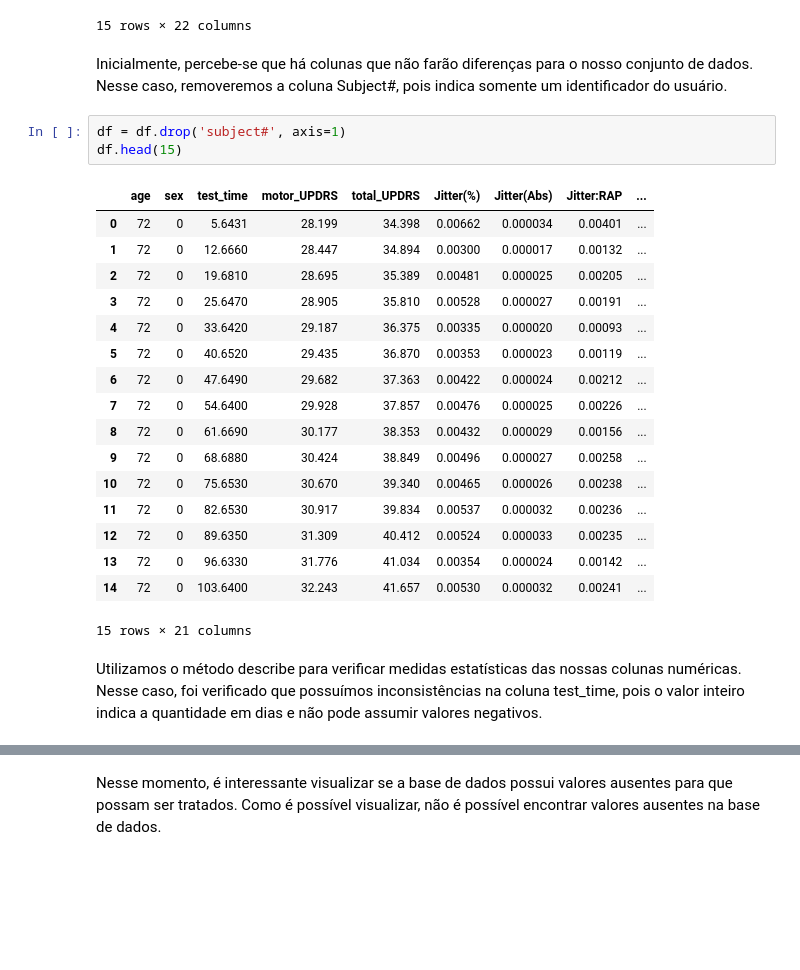
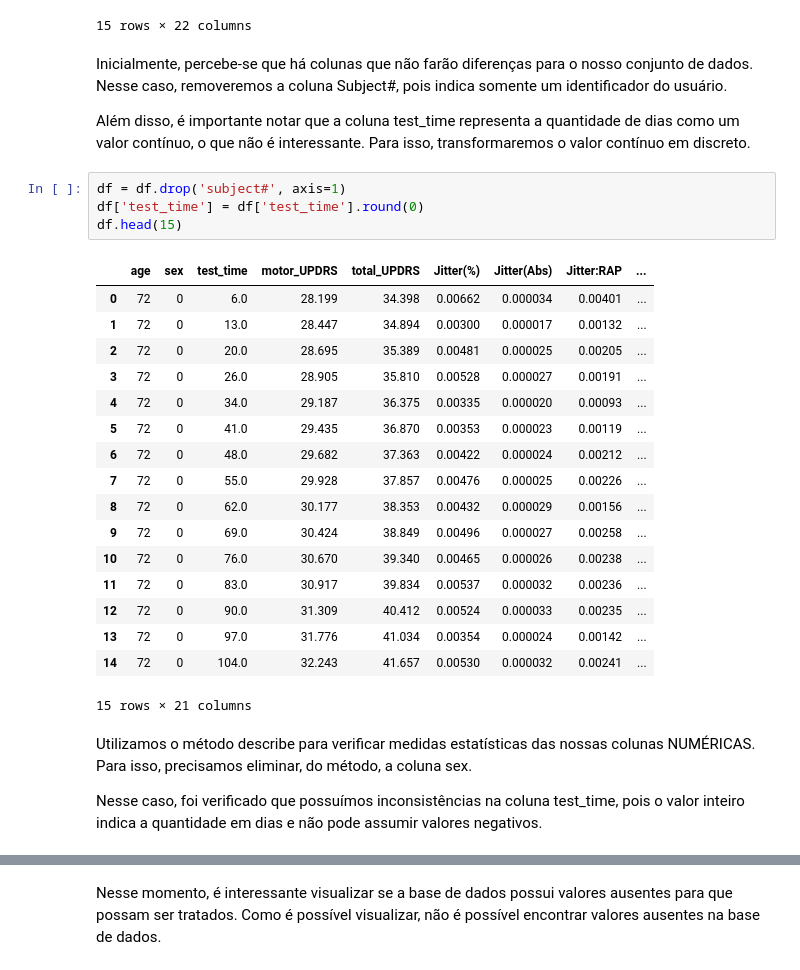
Before and after one commit to KacioSilva/ProjetoAM, a Jupyter notebook: Prova_AM.ipynb, the cells around one changed output, grey strips where cells are left out. Drawn from its saved outputs; the diff is of its cells as text; blank space fills up the shorter version.

```diff
--- a/Prova_AM.ipynb
+++ b/Prova_AM.ipynb
@@ -35,29 +35,34 @@ df.head(15)
 15 rows × 22 columns
 # %% [markdown]
 Inicialmente, percebe-se que há colunas que não farão diferenças para o nosso conjunto de dados. Nesse caso, removeremos a coluna Subject#, pois indica somente um identificador do usuário.
+
+Além disso, é importante notar que a coluna test_time representa a quantidade de dias como um valor contínuo, o que não é interessante. Para isso, transformaremos o valor contínuo em discreto.
 # %%
 df = df.drop('subject#', axis=1)
+df['test_time'] = df['test_time'].round(0)
 df.head(15)
 # %% [output]
 |  | age | sex | test_time | motor_UPDRS | total_UPDRS | Jitter(%) | Jitter(Abs) | Jitter:RAP | ... |
-| 0 | 72 | 0 | 5.6431 | 28.199 | 34.398 | 0.00662 | 0.000034 | 0.00401 | ... |
-| 1 | 72 | 0 | 12.6660 | 28.447 | 34.894 | 0.00300 | 0.000017 | 0.00132 | ... |
-| 2 | 72 | 0 | 19.6810 | 28.695 | 35.389 | 0.00481 | 0.000025 | 0.00205 | ... |
-| 3 | 72 | 0 | 25.6470 | 28.905 | 35.810 | 0.00528 | 0.000027 | 0.00191 | ... |
-| 4 | 72 | 0 | 33.6420 | 29.187 | 36.375 | 0.00335 | 0.000020 | 0.00093 | ... |
-| 5 | 72 | 0 | 40.6520 | 29.435 | 36.870 | 0.00353 | 0.000023 | 0.00119 | ... |
-| 6 | 72 | 0 | 47.6490 | 29.682 | 37.363 | 0.00422 | 0.000024 | 0.00212 | ... |
-| 7 | 72 | 0 | 54.6400 | 29.928 | 37.857 | 0.00476 | 0.000025 | 0.00226 | ... |
-| 8 | 72 | 0 | 61.6690 | 30.177 | 38.353 | 0.00432 | 0.000029 | 0.00156 | ... |
-| 9 | 72 | 0 | 68.6880 | 30.424 | 38.849 | 0.00496 | 0.000027 | 0.00258 | ... |
-| 10 | 72 | 0 | 75.6530 | 30.670 | 39.340 | 0.00465 | 0.000026 | 0.00238 | ... |
-| 11 | 72 | 0 | 82.6530 | 30.917 | 39.834 | 0.00537 | 0.000032 | 0.00236 | ... |
-| 12 | 72 | 0 | 89.6350 | 31.309 | 40.412 | 0.00524 | 0.000033 | 0.00235 | ... |
-| 13 | 72 | 0 | 96.6330 | 31.776 | 41.034 | 0.00354 | 0.000024 | 0.00142 | ... |
-| 14 | 72 | 0 | 103.6400 | 32.243 | 41.657 | 0.00530 | 0.000032 | 0.00241 | ... |
+| 0 | 72 | 0 | 6.0 | 28.199 | 34.398 | 0.00662 | 0.000034 | 0.00401 | ... |
+| 1 | 72 | 0 | 13.0 | 28.447 | 34.894 | 0.00300 | 0.000017 | 0.00132 | ... |
+| 2 | 72 | 0 | 20.0 | 28.695 | 35.389 | 0.00481 | 0.000025 | 0.00205 | ... |
+| 3 | 72 | 0 | 26.0 | 28.905 | 35.810 | 0.00528 | 0.000027 | 0.00191 | ... |
+| 4 | 72 | 0 | 34.0 | 29.187 | 36.375 | 0.00335 | 0.000020 | 0.00093 | ... |
+| 5 | 72 | 0 | 41.0 | 29.435 | 36.870 | 0.00353 | 0.000023 | 0.00119 | ... |
+| 6 | 72 | 0 | 48.0 | 29.682 | 37.363 | 0.00422 | 0.000024 | 0.00212 | ... |
+| 7 | 72 | 0 | 55.0 | 29.928 | 37.857 | 0.00476 | 0.000025 | 0.00226 | ... |
+| 8 | 72 | 0 | 62.0 | 30.177 | 38.353 | 0.00432 | 0.000029 | 0.00156 | ... |
+| 9 | 72 | 0 | 69.0 | 30.424 | 38.849 | 0.00496 | 0.000027 | 0.00258 | ... |
+| 10 | 72 | 0 | 76.0 | 30.670 | 39.340 | 0.00465 | 0.000026 | 0.00238 | ... |
+| 11 | 72 | 0 | 83.0 | 30.917 | 39.834 | 0.00537 | 0.000032 | 0.00236 | ... |
+| 12 | 72 | 0 | 90.0 | 31.309 | 40.412 | 0.00524 | 0.000033 | 0.00235 | ... |
+| 13 | 72 | 0 | 97.0 | 31.776 | 41.034 | 0.00354 | 0.000024 | 0.00142 | ... |
+| 14 | 72 | 0 | 104.0 | 32.243 | 41.657 | 0.00530 | 0.000032 | 0.00241 | ... |
 15 rows × 21 columns
 # %% [markdown]
-Utilizamos o método describe para verificar medidas estatísticas das nossas colunas numéricas. Nesse caso, foi verificado que possuímos inconsistências na coluna test_time, pois o valor inteiro indica a quantidade em dias e não pode assumir valores negativos.
+Utilizamos o método describe para verificar medidas estatísticas das nossas colunas NUMÉRICAS. Para isso, precisamos eliminar, do método, a coluna sex.
+
+Nesse caso, foi verificado que possuímos inconsistências na coluna test_time, pois o valor inteiro indica a quantidade em dias e não pode assumir valores negativos.
 # %%
 df.drop('sex', axis=1).describe()
 # %% [output]
```
Also changed, not shown: parts of 11 cells of this notebook.
